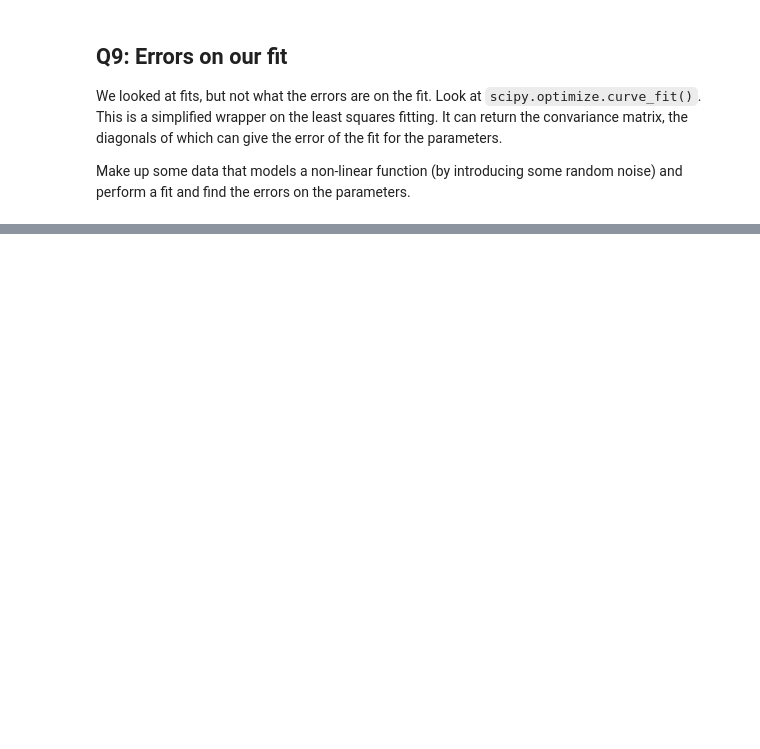
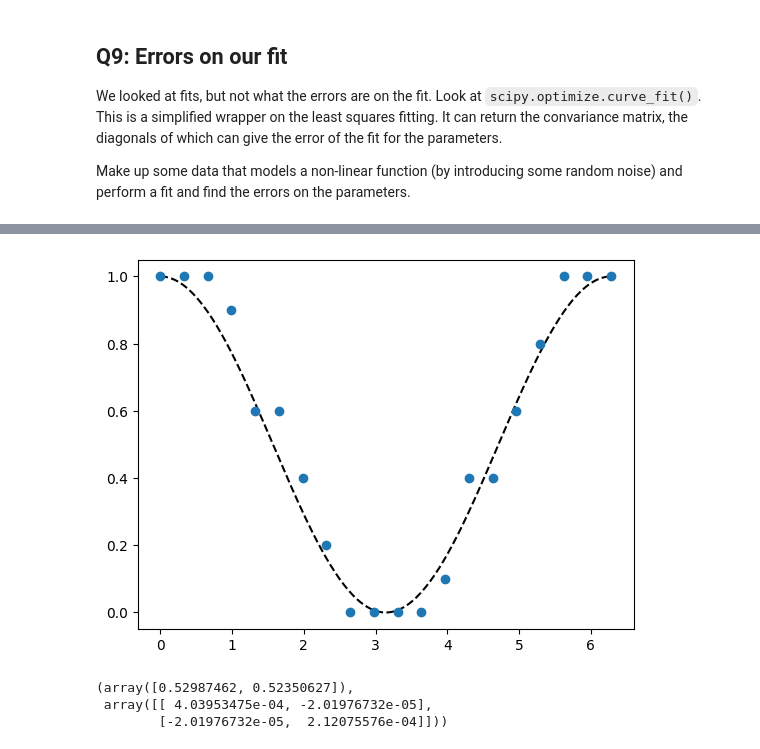
Before and after one commit to ngrlcu/scientificcomputing_bicocca_2023, a Jupyter notebook: working/L4_solutions.ipynb, the cells around one changed output, grey strips where cells are left out. Drawn from its saved outputs; the diff is of its cells as text; code cells hidden in the pictures; blank space fills up the shorter version.

```diff
--- a/working/L4_solutions.ipynb
+++ b/working/L4_solutions.ipynb
@@ -496,0 +358,23 @@ Make up some data that models a non-linear function (by introducing some random
+# %%
+N = 20
+shots = 10
+
+thetas = np.linspace(0, 2*np.pi, N)
+counts = scan_angles(thetas, shots)
+
+fine_thetas = np.linspace(0, 2*np.pi, 200)
+
+plt.plot(fine_thetas, expected_probability(fine_thetas, 0.5, 0.5), 'k--')
+plt.plot(thetas, counts, 'o', color='tab:blue')
+plt.show()
+# %% [output]
+[figure, added]
+# %%
+from scipy import optimize
+
+pars, cov = optimize.curve_fit(expected_probability, thetas, counts, p0=[0, 0])
+pars, cov
+# %% [output]
+(array([0.52987462, 0.52350627]),
+ array([[ 4.03953475e-04, -2.01976732e-05],
+        [-2.01976732e-05,  2.12075576e-04]]))
```
Also changed, not shown: parts of 35 cells of this notebook, 3 other files.
